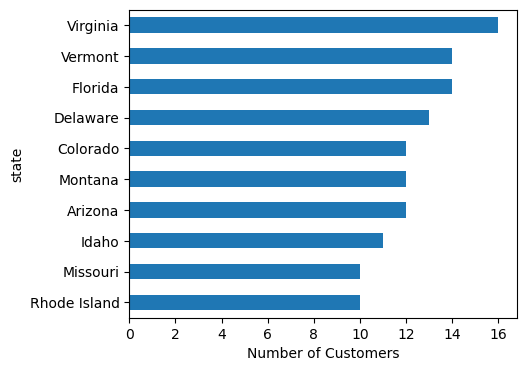
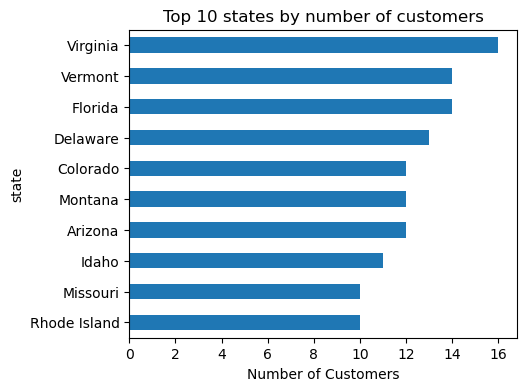
The notebook cell's code change between the first figure and the second:
--- before
+++ after
@@ -7,4 +7,5 @@
 plt.figure(figsize=(5, 4))
 top_states.plot(kind='barh')
+plt.title('Top 10 states by number of customers')
 plt.xlabel('Number of Customers')
 plt.show()

Commit: Insights added